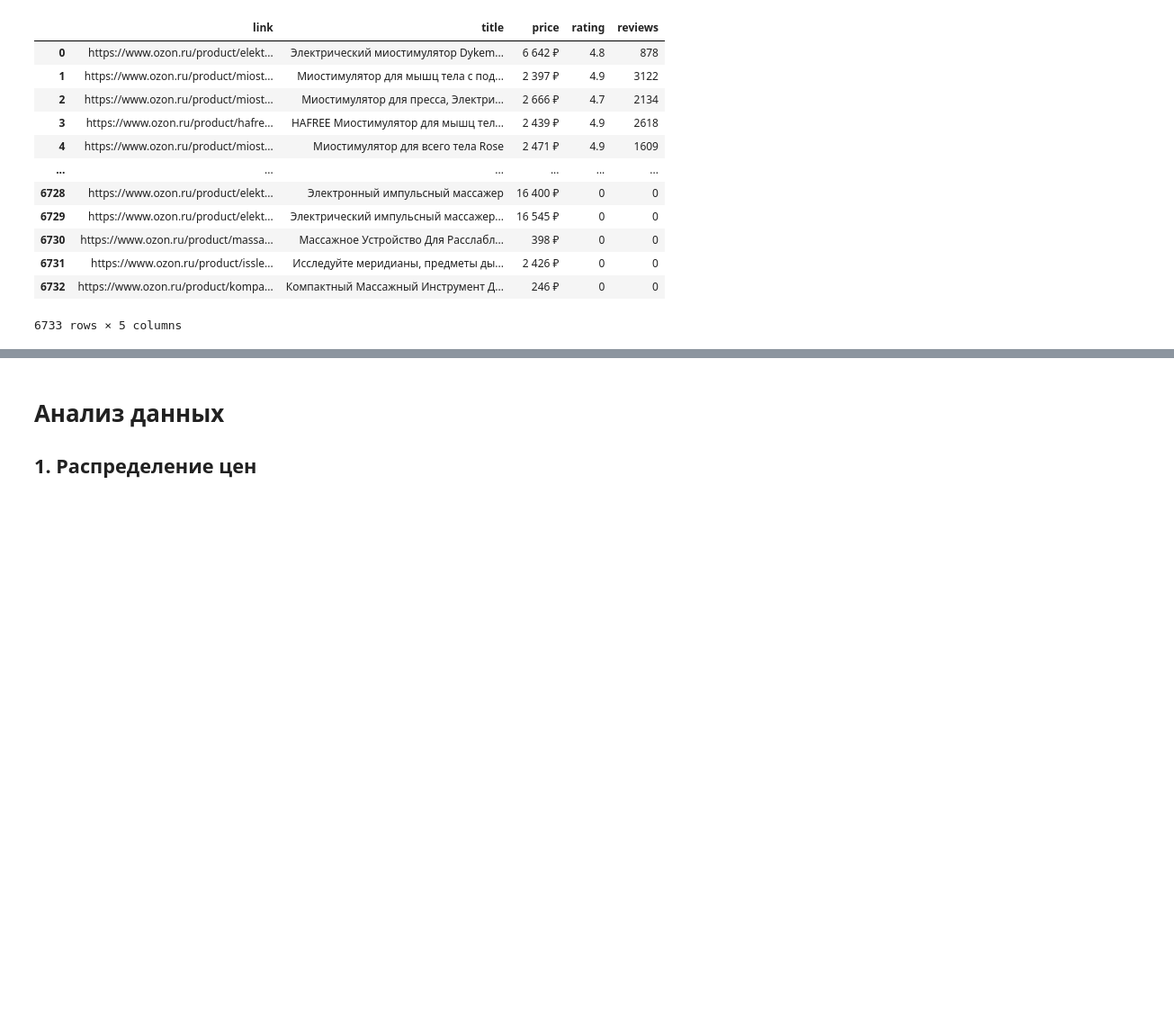
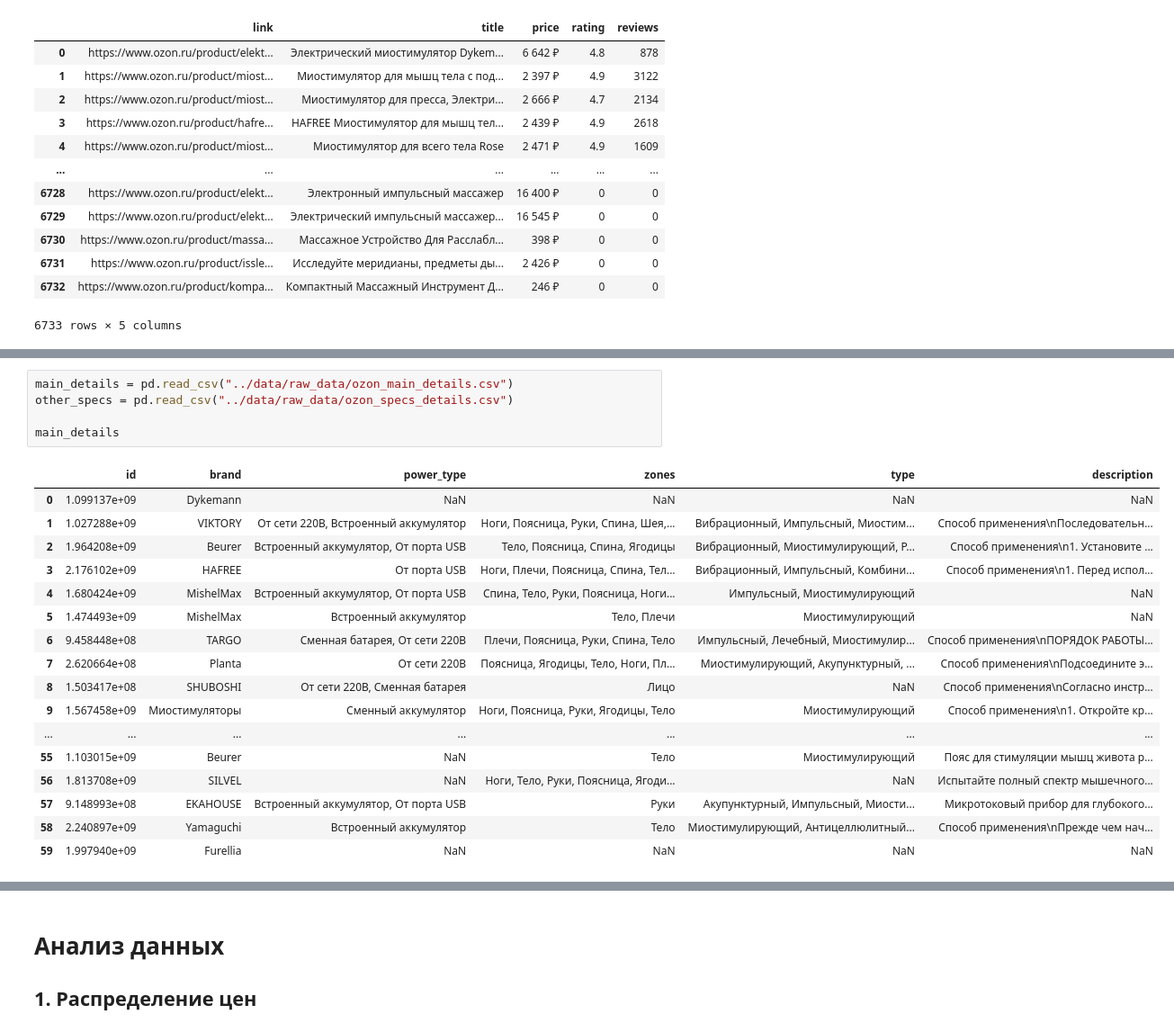
Before and after one commit to nekitmilk/ElectroPunk, a Jupyter notebook: src/notebooks/analisys.ipynb, the cells around one changed output, grey strips where cells are left out. Shown at 90% size. Drawn from its saved outputs; the diff is of its cells as text; blank space fills up the shorter version.

```diff
--- a/src/notebooks/analisys.ipynb
+++ b/src/notebooks/analisys.ipynb
@@ -473,0 +509,23 @@ ozon_df
+# %%
+main_details = pd.read_csv("../data/raw_data/ozon_main_details.csv")
+other_specs = pd.read_csv("../data/raw_data/ozon_specs_details.csv")
+
+main_details
+# %% [output]
+|  | id | brand | power_type | zones | type | description |
+| 0 | 1.099137e+09 | Dykemann | NaN | NaN | NaN | NaN |
+| 1 | 1.027288e+09 | VIKTORY | От сети 220В, Встроенный аккумулятор | Ноги, Поясница, Руки, Спина, Шея,... | Вибрационный, Импульсный, Миостим... | Способ применения\nПоследовательн... |
+| 2 | 1.964208e+09 | Beurer | Встроенный аккумулятор, От порта USB | Тело, Поясница, Спина, Ягодицы | Вибрационный, Миостимулирующий, Р... | Способ применения\n1. Установите ... |
+| 3 | 2.176102e+09 | HAFREE | От порта USB | Ноги, Плечи, Поясница, Спина, Тел... | Вибрационный, Импульсный, Комбини... | Способ применения\n1. Перед испол... |
+| 4 | 1.680424e+09 | MishelMax | Встроенный аккумулятор, От порта USB | Спина, Тело, Руки, Поясница, Ноги... | Импульсный, Миостимулирующий | NaN |
+| 5 | 1.474493e+09 | MishelMax | Встроенный аккумулятор | Тело, Плечи | Миостимулирующий | NaN |
+| 6 | 9.458448e+08 | TARGO | Сменная батарея, От сети 220В | Плечи, Поясница, Руки, Спина, Тело | Импульсный, Лечебный, Миостимулир... | Способ применения\nПОРЯДОК РАБОТЫ... |
+| 7 | 2.620664e+08 | Planta | От сети 220В | Поясница, Ягодицы, Тело, Ноги, Пл... | Миостимулирующий, Акупунктурный, ... | Способ применения\nПодсоедините э... |
+| 8 | 1.503417e+08 | SHUBOSHI | От сети 220В, Сменная батарея | Лицо | NaN | Способ применения\nСогласно инстр... |
+| 9 | 1.567458e+09 | Миостимуляторы | Сменный аккумулятор | Ноги, Поясница, Руки, Ягодицы, Тело | Миостимулирующий | Способ применения\n1. Откройте кр... |
+| ... | ... | ... | ... | ... | ... | ... |
+| 55 | 1.103015e+09 | Beurer | NaN | Тело | Миостимулирующий | Пояс для стимуляции мышц живота р... |
+| 56 | 1.813708e+09 | SILVEL | NaN | Ноги, Тело, Руки, Поясница, Ягоди... | NaN | Испытайте полный спектр мышечного... |
+| 57 | 9.148993e+08 | EKAHOUSE | Встроенный аккумулятор, От порта USB | Руки | Акупунктурный, Импульсный, Миости... | Микротоковый прибор для глубокого... |
+| 58 | 2.240897e+09 | Yamaguchi | Встроенный аккумулятор | Тело | Миостимулирующий, Антицеллюлитный... | Способ применения\nПрежде чем нач... |
+| 59 | 1.997940e+09 | Furellia | NaN | NaN | NaN | NaN |
```
Also changed, not shown: parts of 22 cells of this notebook, 8 other files.
